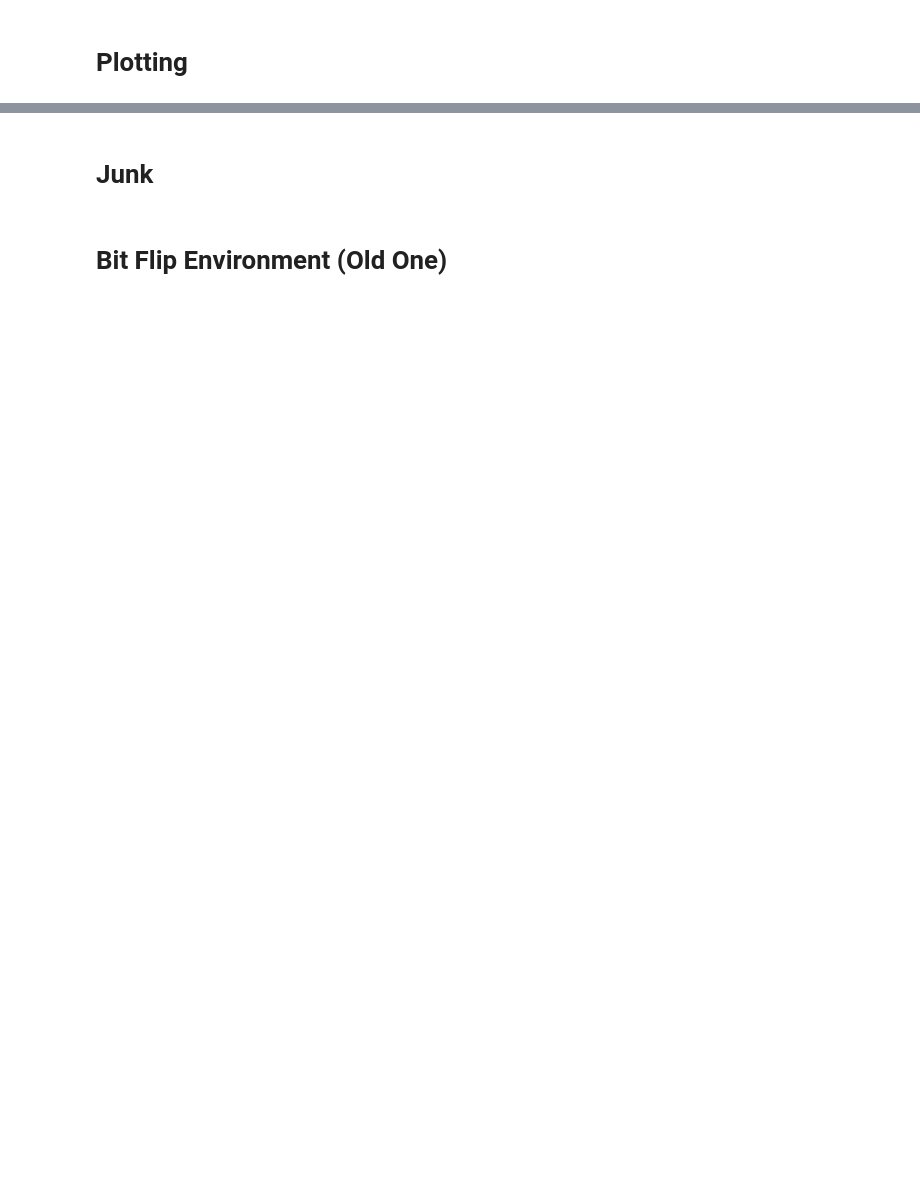
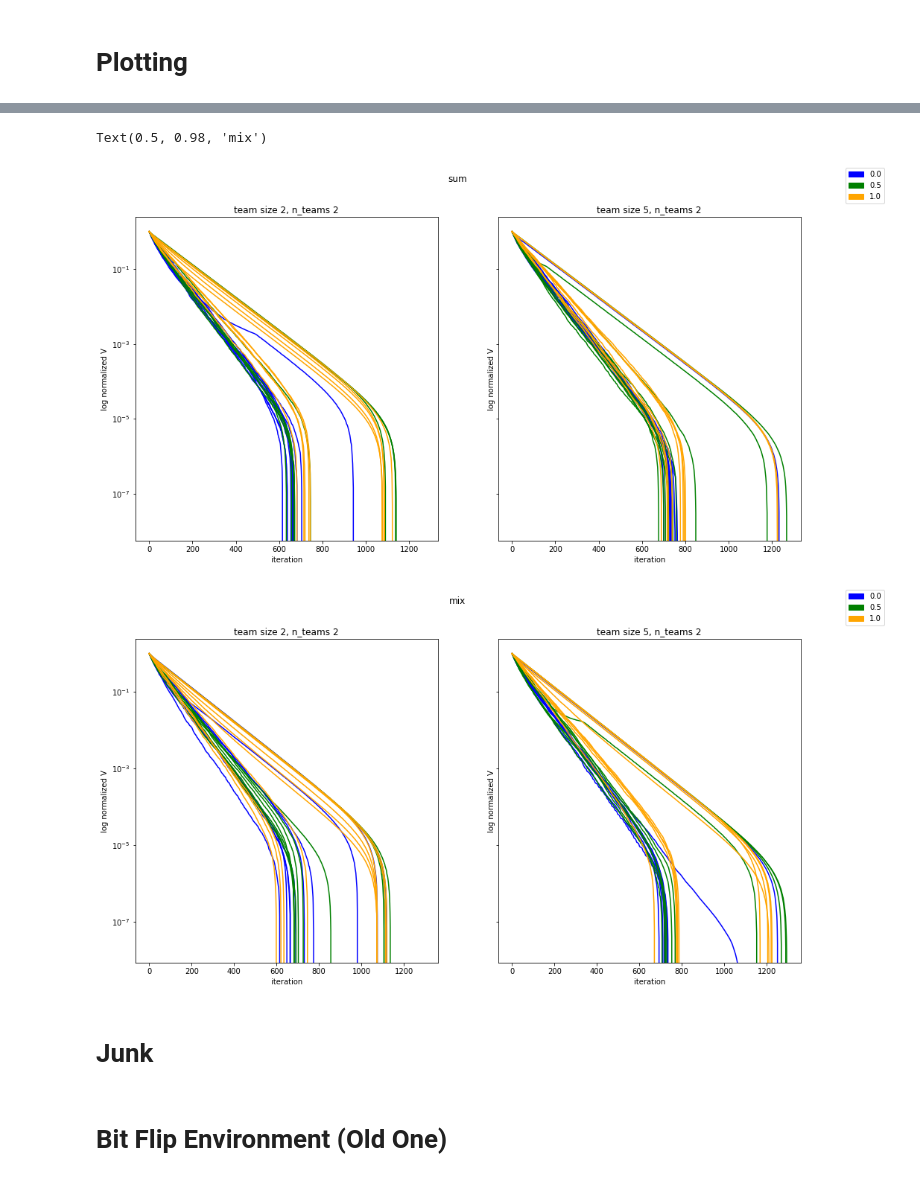
Before and after one commit to amimem/agent_abstraction, a Jupyter notebook: notebooks/BitFlipLearning.ipynb, the cells around one changed output, grey strips where cells are left out. Saved outputs shown, nothing was run; the diff lists cells and outputs as text; code cells hidden in the pictures; blank space fills up the shorter version.

```diff
--- a/notebooks/BitFlipLearning.ipynb
+++ b/notebooks/BitFlipLearning.ipynb
@@ -271,40 +362,43 @@ import matplotlib.patches as mpatches
 # %%
 fig_sum, ax_sum = plt.subplots(1, 2, figsize=(16, 8), sharex=True, sharey=True)
 fig_mix, ax_mix = plt.subplots(1, 2, figsize=(16, 8), sharex=True, sharey=True)
 colors = ["blue", "green", "orange", "purple", "black"]
 blue_patch = mpatches.Patch(color='blue', label='The blue data')
 green_patch = mpatches.Patch(color='green', label='The green data')
 orange_patch = mpatches.Patch(color='orange', label='The orange data')
 
 rho_list = result_dict[pair].keys()
 
 for i, pair in enumerate(result_dict):
     ax_sum[i].set_title("team size {}, n_teams {}".format(pair[0], pair[1]))
-    ax_sum[i].set_xlabel("log iterations")
-    ax_sum[i].set_ylabel("negative normalized V")
-
+    ax_sum[i].set_xlabel("iteration")
+    ax_sum[i].set_ylabel("log normalized V")
     ax_mix[i].set_title("team size {}, n_teams {}".format(pair[0], pair[1]))
-    ax_mix[i].set_xlabel("log iterations")
-    ax_mix[i].set_ylabel("negative normalized V")
+    ax_mix[i].set_xlabel("iteration")
+    ax_mix[i].set_ylabel("log normalized V")
 
     for j, rho in enumerate(result_dict[pair]):
         for seed in result_dict[pair][rho]:
             V_mix_hist = result_dict[pair][rho][seed]["sum"][2]
             V_sum_hist = result_dict[pair][rho][seed]["mix"][2]
-            normalized_V_mix_hist = [(V_mix_hist[i]-V_mix_hist[0])/(V_mix_hist[-1] - V_mix_hist[0]) for i in range(len(V_mix_hist))]
-            normalized_V_sum_hist = [(V_sum_hist[i]-V_sum_hist[0])/(V_sum_hist[-1] - V_sum_hist[0]) for i in range(len(V_sum_hist))]
-            neg_log_norm_V_mix_hist = [-np.log(normalized_V_mix_hist[i]) for i in range(len(normalized_V_mix_hist))]
-            neg_log_norm_V_sum_hist = [-np.log(normalized_V_sum_hist[i]) for i in range(len(normalized_V_sum_hist))]
-            line_sum = ax_sum[i].plot(neg_log_norm_V_sum_hist, color=colors[j])
-            line_mix = ax_mix[i].plot(neg_log_norm_V_mix_hist, color=colors[j])
 
-    ax_sum[i].set_xscale('log')
-    ax_mix[i].set_xscale('log')
+            normalized_V_mix_hist = [abs(V_mix_hist[i]-V_mix_hist[-1])/(V_mix_hist[-1] - V_mix_hist[0]) for i in range(len(V_mix_hist))]
+            normalized_V_sum_hist = [abs(V_sum_hist[i]-V_sum_hist[-1])/(V_sum_hist[-1] - V_sum_hist[0]) for i in range(len(V_sum_hist))]
+
+            line_sum = ax_sum[i].plot(normalized_V_mix_hist, color=colors[j])
+            line_mix = ax_mix[i].plot(normalized_V_sum_hist, color=colors[j])
+
+    ax_sum[i].set_yscale('log')
+    ax_mix[i].set_yscale('log')
 
 fig_sum.legend([blue_patch, green_patch, orange_patch], rho_list)
 fig_mix.legend([blue_patch, green_patch, orange_patch], rho_list)
 fig_sum.suptitle("sum")
 fig_mix.suptitle("mix")
+# %% [output]
+Text(0.5, 0.98, 'mix')
+[figure, added]
+[figure, added]
 # %%
 fig_sum.tight_layout()
 fig_sum.savefig("fig_time_sum.pdf")
```
Also changed, not shown: parts of 11 cells of this notebook.
